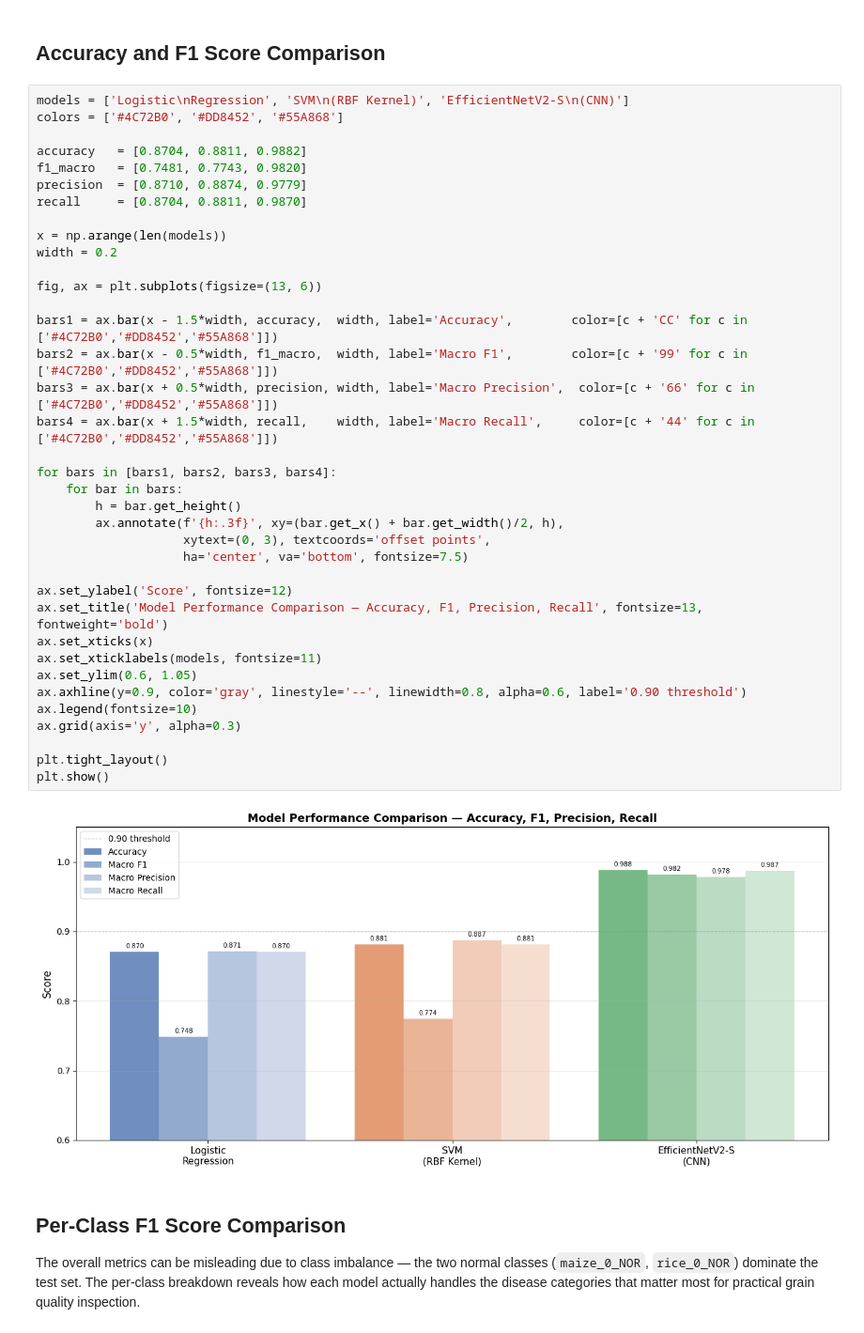
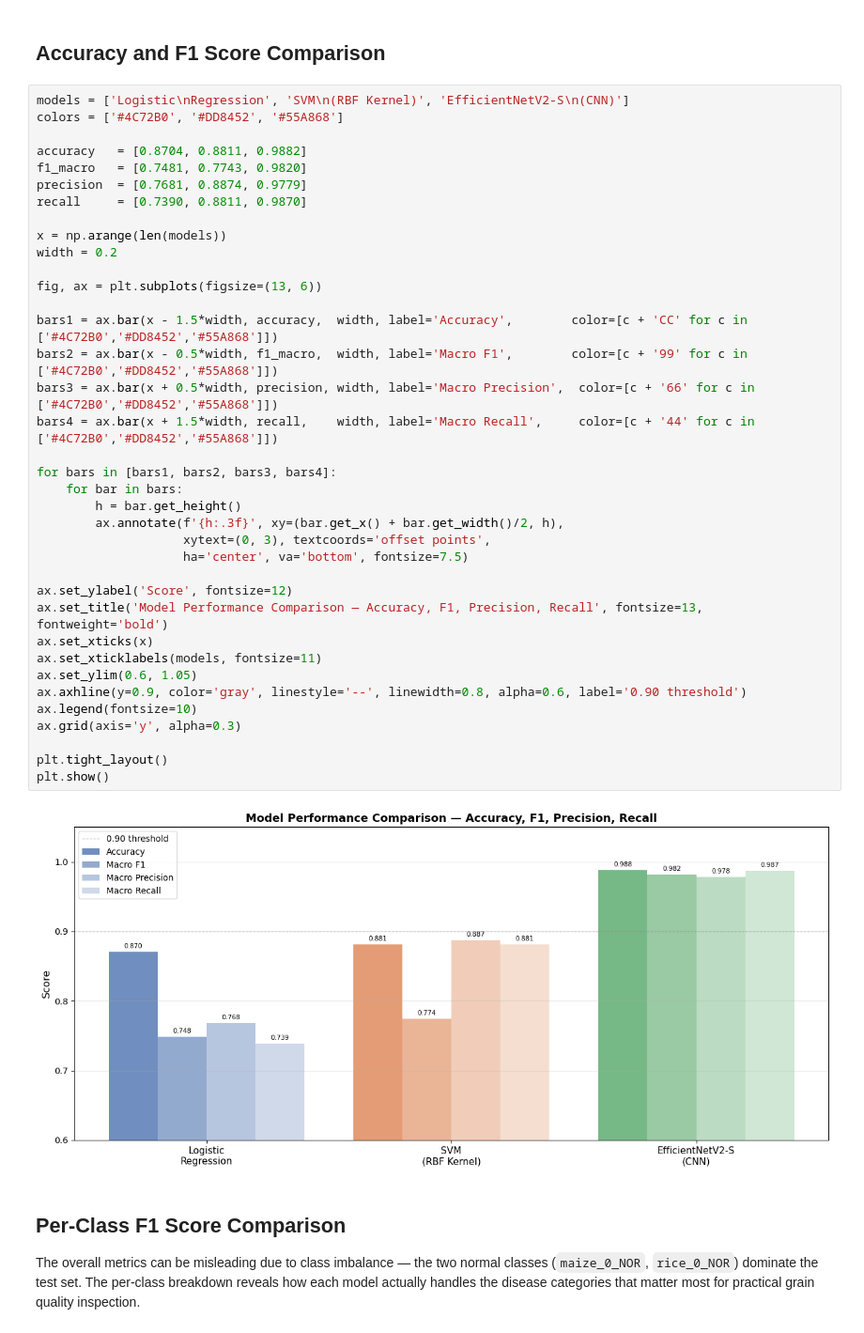
Before and after one commit to xandreiAThome/grain-disease-vision-model, a Jupyter notebook: 07_comparisons.ipynb, the cells around one changed output. Shown at 94% size. Drawn from its saved outputs; the diff is of its cells as text.

```diff
--- a/07_comparisons.ipynb
+++ b/07_comparisons.ipynb
@@ -70,39 +70,39 @@ colors = ['#4C72B0', '#DD8452', '#55A868']
 
 accuracy   = [0.8704, 0.8811, 0.9882]
 f1_macro   = [0.7481, 0.7743, 0.9820]
-precision  = [0.8710, 0.8874, 0.9779]
-recall     = [0.8704, 0.8811, 0.9870]
+precision  = [0.7681, 0.8874, 0.9779]
+recall     = [0.7390, 0.8811, 0.9870]
 
 x = np.arange(len(models))
 width = 0.2
 
 fig, ax = plt.subplots(figsize=(13, 6))
 
 bars1 = ax.bar(x - 1.5*width, accuracy,  width, label='Accuracy',        color=[c + 'CC' for c in ['#4C72B0','#DD8452','#55A868']])
 bars2 = ax.bar(x - 0.5*width, f1_macro,  width, label='Macro F1',        color=[c + '99' for c in ['#4C72B0','#DD8452','#55A868']])
 bars3 = ax.bar(x + 0.5*width, precision, width, label='Macro Precision',  color=[c + '66' for c in ['#4C72B0','#DD8452','#55A868']])
 bars4 = ax.bar(x + 1.5*width, recall,    width, label='Macro Recall',     color=[c + '44' for c in ['#4C72B0','#DD8452','#55A868']])
 
 for bars in [bars1, bars2, bars3, bars4]:
     for bar in bars:
         h = bar.get_height()
         ax.annotate(f'{h:.3f}', xy=(bar.get_x() + bar.get_width()/2, h),
                     xytext=(0, 3), textcoords='offset points',
                     ha='center', va='bottom', fontsize=7.5)
 
 ax.set_ylabel('Score', fontsize=12)
 ax.set_title('Model Performance Comparison — Accuracy, F1, Precision, Recall', fontsize=13, fontweight='bold')
 ax.set_xticks(x)
 ax.set_xticklabels(models, fontsize=11)
 ax.set_ylim(0.6, 1.05)
 ax.axhline(y=0.9, color='gray', linestyle='--', linewidth=0.8, alpha=0.6, label='0.90 threshold')
 ax.legend(fontsize=10)
 ax.grid(axis='y', alpha=0.3)
 
 plt.tight_layout()
 plt.show()
 # %% [output]
-[figure, old version]
+[figure, new version]
 # %% [markdown]
 ## Per-Class F1 Score Comparison
 
```
Also changed, not shown: parts of 1 cell of this notebook, 1 other file.
